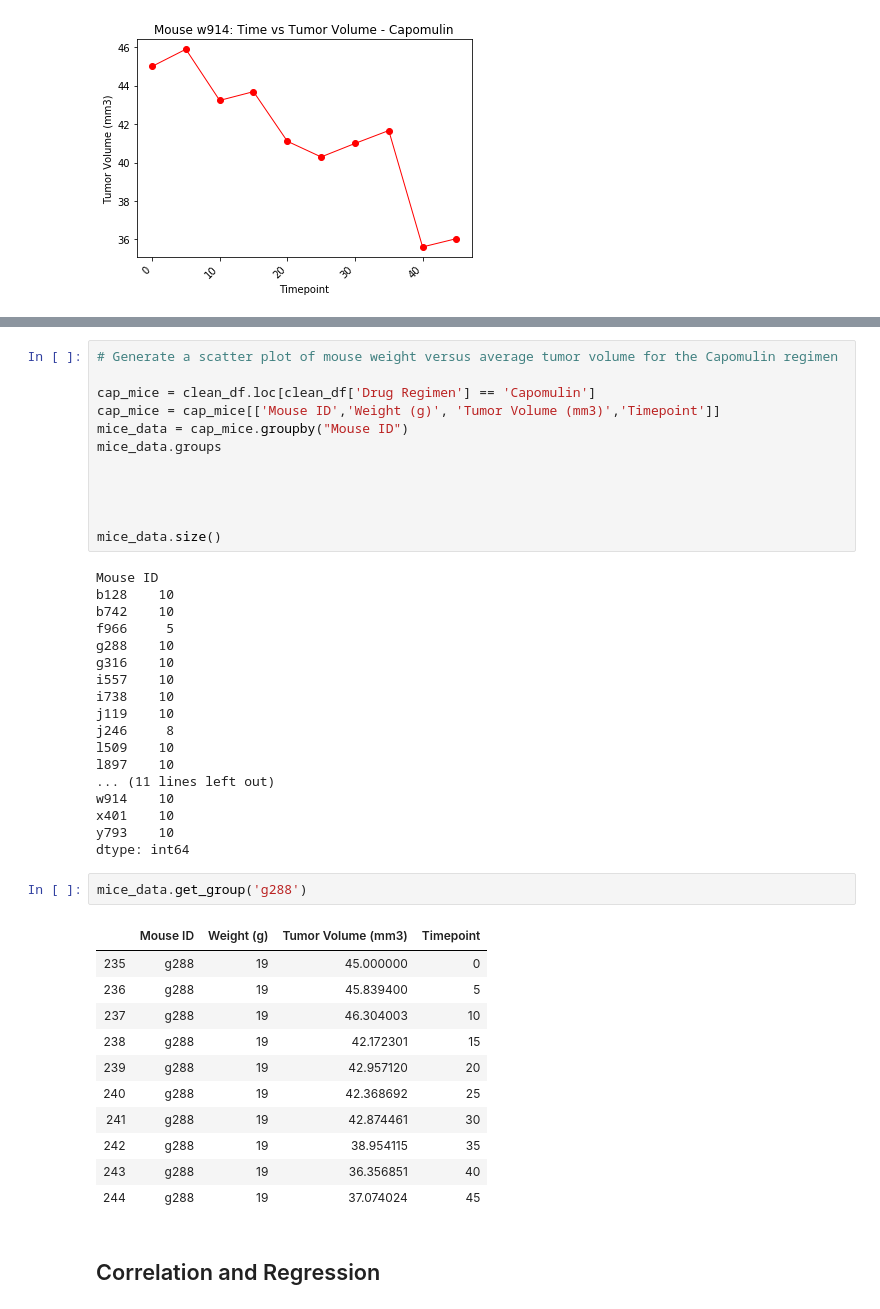
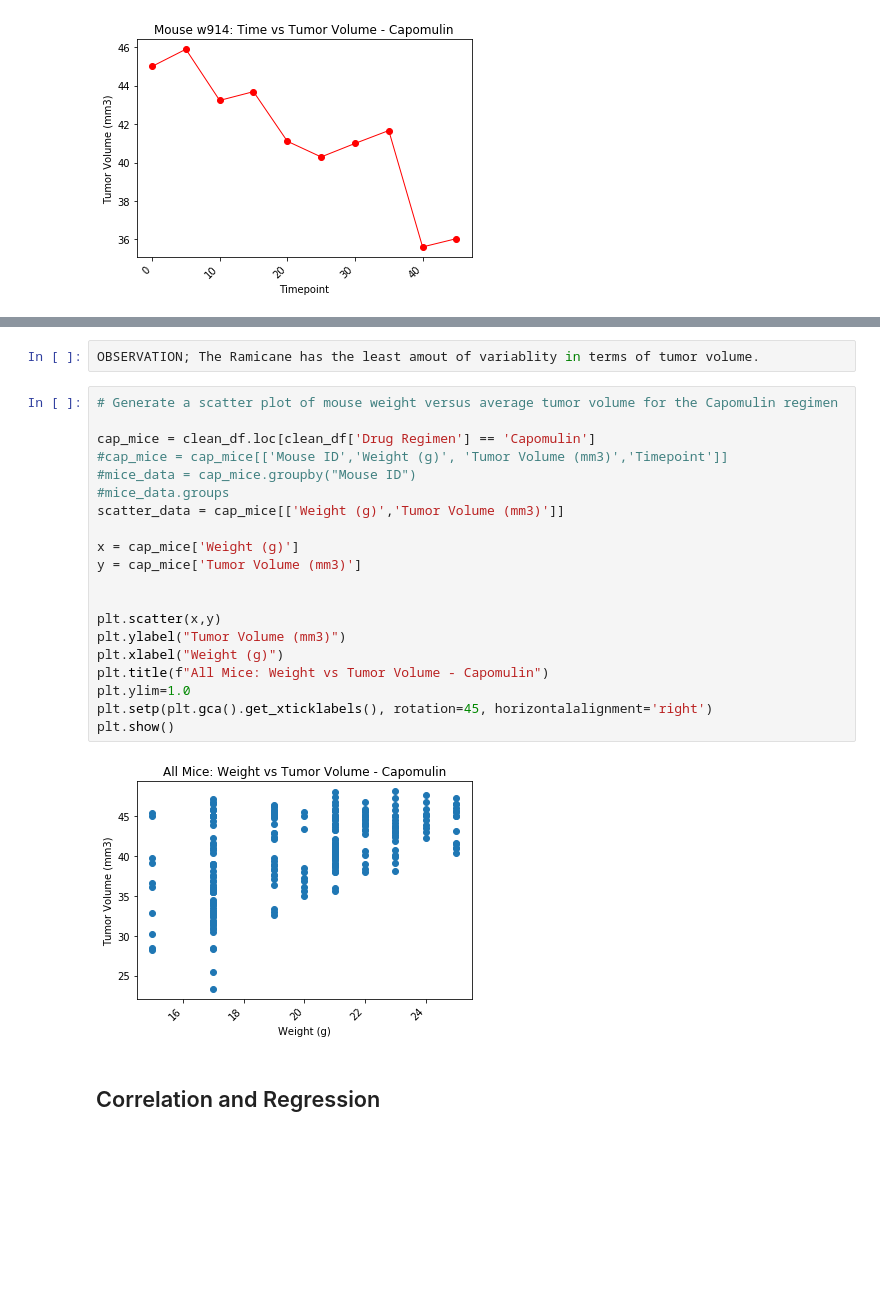
Before and after one commit to jdilligard/SMU_Homework, a Jupyter notebook: 05-Matplotlib/Instructions/Pymaceuticals/pymaceuticals_starter.ipynb, the cells around one changed output, grey strips where cells are left out. Saved outputs shown, nothing was run; the diff lists cells and outputs as text; blank space fills up the shorter version.

```diff
--- a/05-Matplotlib/Instructions/Pymaceuticals/pymaceuticals_starter.ipynb
+++ b/05-Matplotlib/Instructions/Pymaceuticals/pymaceuticals_starter.ipynb
@@ -266,47 +377,27 @@ plt.show()
+# %%
+OBSERVATION; The Ramicane has the least amout of variablity in terms of tumor volume.
 # %%
 # Generate a scatter plot of mouse weight versus average tumor volume for the Capomulin regimen
 
 cap_mice = clean_df.loc[clean_df['Drug Regimen'] == 'Capomulin']
-cap_mice = cap_mice[['Mouse ID','Weight (g)', 'Tumor Volume (mm3)','Timepoint']]
-mice_data = cap_mice.groupby("Mouse ID")
-mice_data.groups
+#cap_mice = cap_mice[['Mouse ID','Weight (g)', 'Tumor Volume (mm3)','Timepoint']]
+#mice_data = cap_mice.groupby("Mouse ID")
+#mice_data.groups
+scatter_data = cap_mice[['Weight (g)','Tumor Volume (mm3)']]
+
+x = cap_mice['Weight (g)']
+y = cap_mice['Tumor Volume (mm3)']
 
 
-
-
-mice_data.size()
+plt.scatter(x,y)
+plt.ylabel("Tumor Volume (mm3)")
+plt.xlabel("Weight (g)")
+plt.title(f"All Mice: Weight vs Tumor Volume - Capomulin")
+plt.ylim=1.0
+plt.setp(plt.gca().get_xticklabels(), rotation=45, horizontalalignment='right')
+plt.show()
 # %% [output]
-Mouse ID
-b128    10
-b742    10
-f966     5
-g288    10
-g316    10
-i557    10
-i738    10
-j119    10
-j246     8
-l509    10
-l897    10
-... (11 lines left out)
-w914    10
-x401    10
-y793    10
-dtype: int64
+[figure, added]
-# %%
-mice_data.get_group('g288')
-# %% [output]
-|  | Mouse ID | Weight (g) | Tumor Volume (mm3) | Timepoint |
-| 235 | g288 | 19 | 45.000000 | 0 |
-| 236 | g288 | 19 | 45.839400 | 5 |
-| 237 | g288 | 19 | 46.304003 | 10 |
-| 238 | g288 | 19 | 42.172301 | 15 |
-| 239 | g288 | 19 | 42.957120 | 20 |
-| 240 | g288 | 19 | 42.368692 | 25 |
-| 241 | g288 | 19 | 42.874461 | 30 |
-| 242 | g288 | 19 | 38.954115 | 35 |
-| 243 | g288 | 19 | 36.356851 | 40 |
-| 244 | g288 | 19 | 37.074024 | 45 |
 # %% [markdown]
 ## Correlation and Regression
 # %%
```
Also changed, not shown: parts of 18 cells of this notebook, 2 other files.
